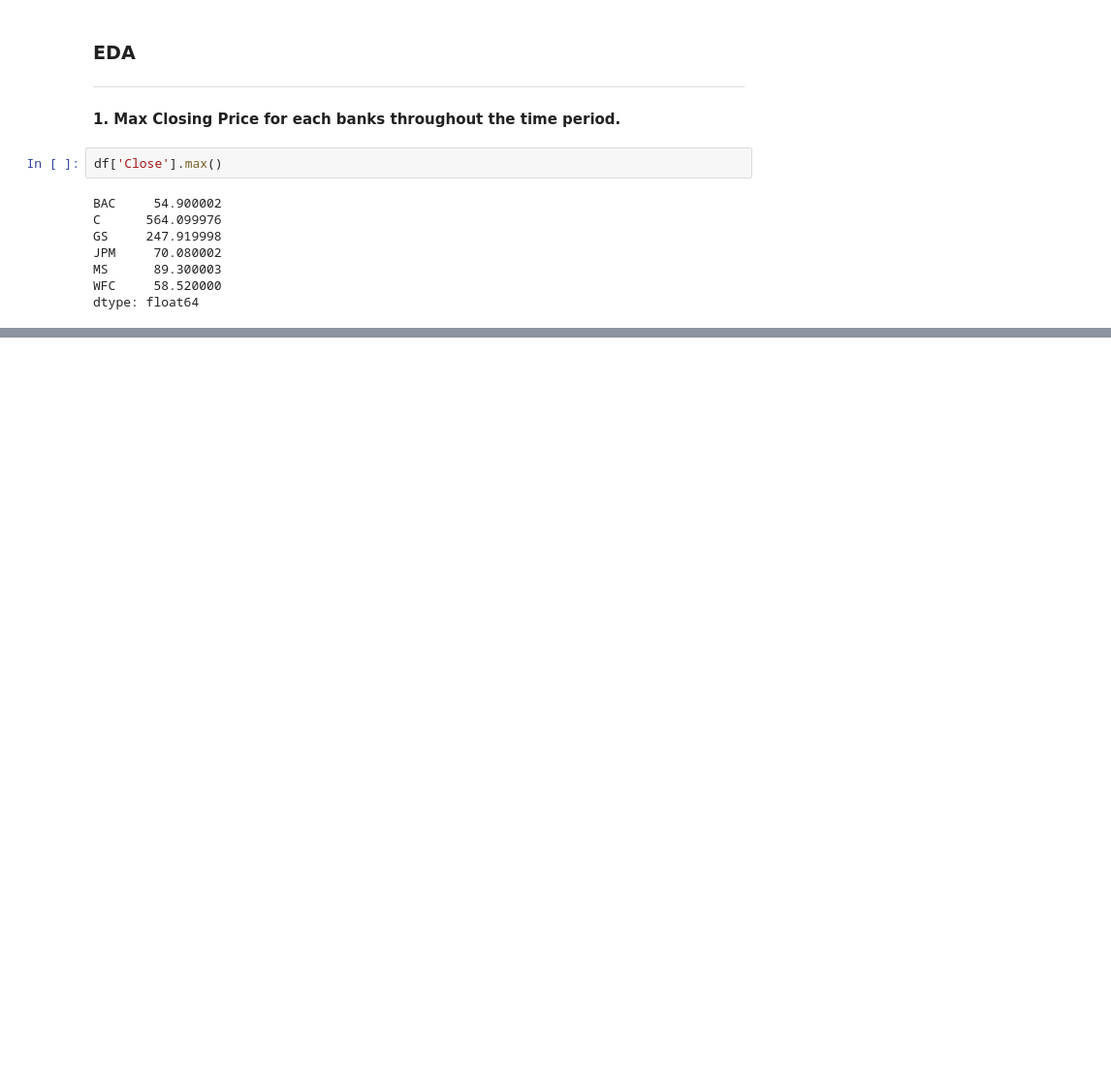
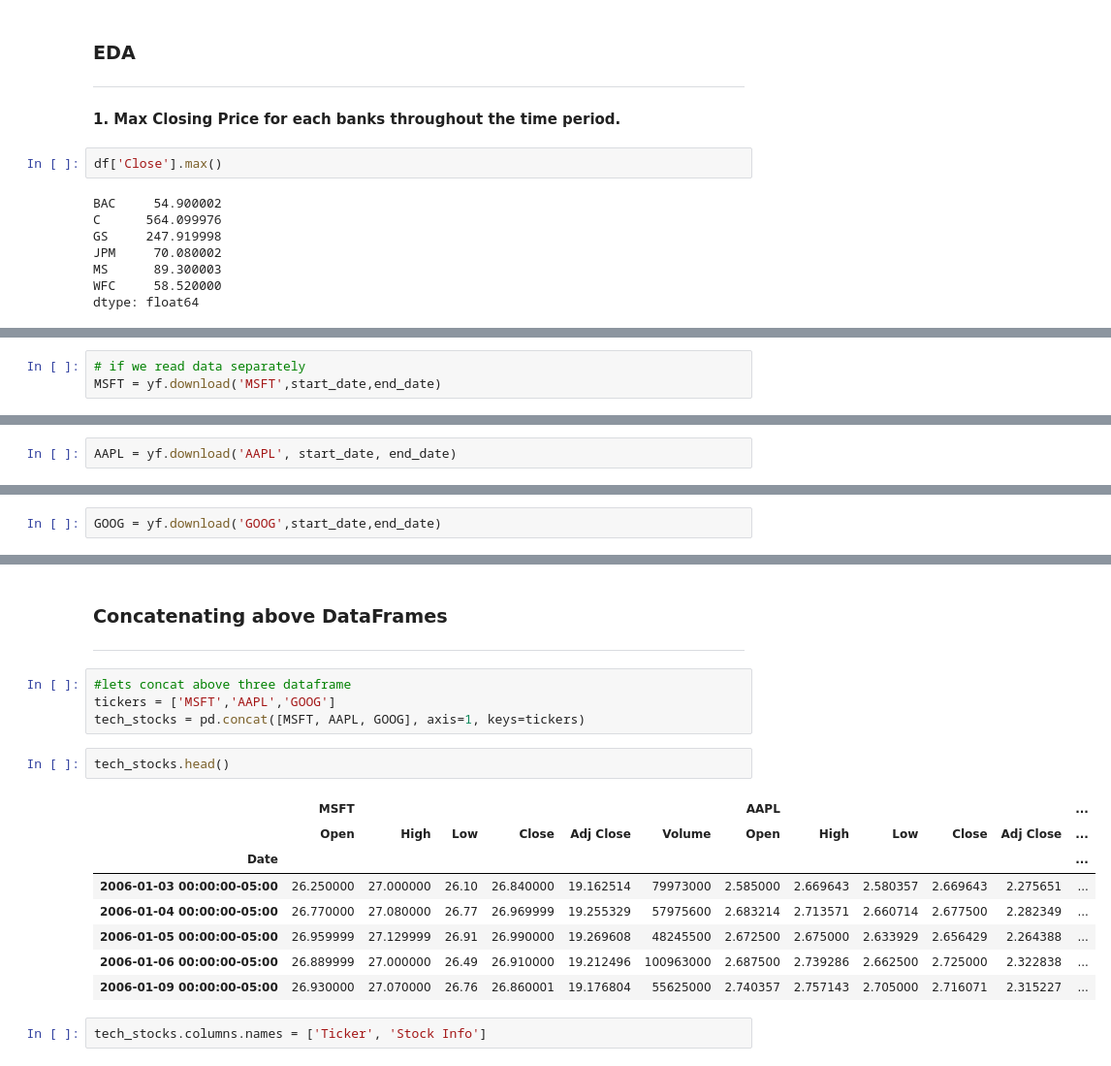
Before and after one commit to aamirmohiuddin38/Python---Data-Analysis, a Jupyter notebook: EDA Projects/Finance Data Project.ipynb, the cells around one changed output, grey strips where cells are left out. Shown at 97% size. Saved outputs shown, nothing was run; the diff lists cells and outputs as text; blank space fills up the shorter version.

Commit message:
New stocks data read, concatenating dataframes

```diff
--- a/EDA Projects/Finance Data Project.ipynb
+++ b/EDA Projects/Finance Data Project.ipynb
@@ -107,0 +111,3 @@ dtype: float64
+# %%
+# if we read data separately
+MSFT = yf.download('MSFT',start_date,end_date)
@@ -107,0 +116,2 @@ dtype: float64
+# %%
+AAPL = yf.download('AAPL', start_date, end_date)
@@ -107,0 +120,2 @@ dtype: float64
+# %%
+GOOG = yf.download('GOOG',start_date,end_date)
@@ -107,0 +154,20 @@ dtype: float64
+# %% [markdown]
+### Concatenating above DataFrames
+---
+# %%
+#lets concat above three dataframe
+tickers = ['MSFT','AAPL','GOOG']
+tech_stocks = pd.concat([MSFT, AAPL, GOOG], axis=1, keys=tickers)
+# %%
+tech_stocks.head()
+# %% [output]
+|  | MSFT |  |  |  |  |  | AAPL |  |  |  |  | ... |
+|  | Open | High | Low | Close | Adj Close | Volume | Open | High | Low | Close | Adj Close | ... |
+| Date |  |  |  |  |  |  |  |  |  |  |  | ... |
+| 2006-01-03 00:00:00-05:00 | 26.250000 | 27.000000 | 26.10 | 26.840000 | 19.162514 | 79973000 | 2.585000 | 2.669643 | 2.580357 | 2.669643 | 2.275651 | ... |
+| 2006-01-04 00:00:00-05:00 | 26.770000 | 27.080000 | 26.77 | 26.969999 | 19.255329 | 57975600 | 2.683214 | 2.713571 | 2.660714 | 2.677500 | 2.282349 | ... |
+| 2006-01-05 00:00:00-05:00 | 26.959999 | 27.129999 | 26.91 | 26.990000 | 19.269608 | 48245500 | 2.672500 | 2.675000 | 2.633929 | 2.656429 | 2.264388 | ... |
+| 2006-01-06 00:00:00-05:00 | 26.889999 | 27.000000 | 26.49 | 26.910000 | 19.212496 | 100963000 | 2.687500 | 2.739286 | 2.662500 | 2.725000 | 2.322838 | ... |
+| 2006-01-09 00:00:00-05:00 | 26.930000 | 27.070000 | 26.76 | 26.860001 | 19.176804 | 55625000 | 2.740357 | 2.757143 | 2.705000 | 2.716071 | 2.315227 | ... |
+# %%
+tech_stocks.columns.names = ['Ticker', 'Stock Info']
```
Also changed, not shown: parts of 11 cells of this notebook.
